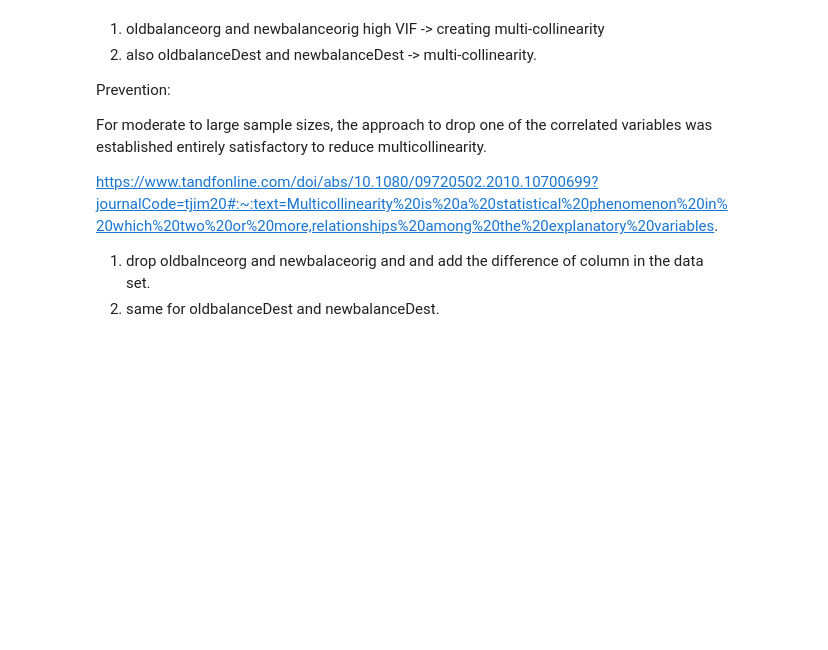
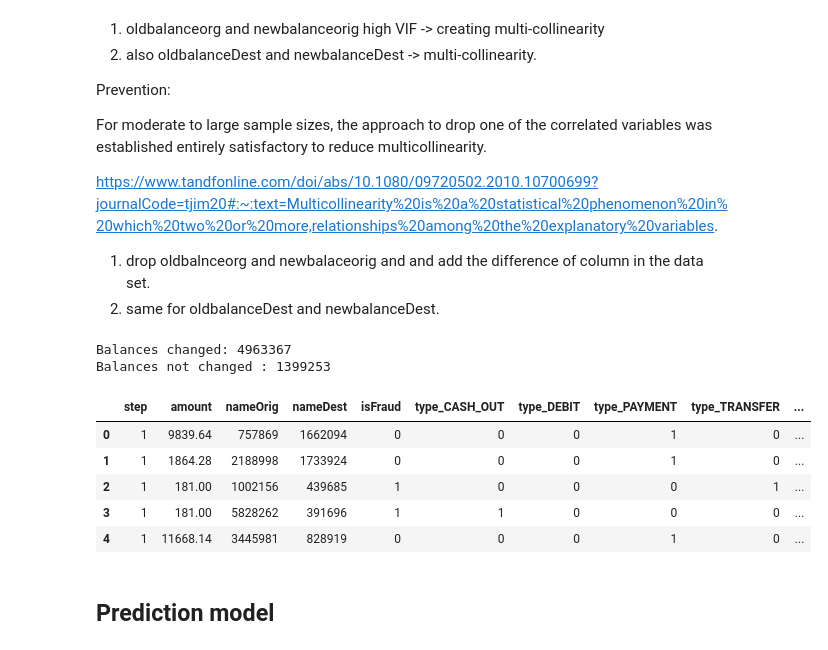
Before and after one commit to TitoTamburini/FDS_Final_Project, a Jupyter notebook: main_last_FDS.ipynb, the cells around one changed output. Cells and saved outputs as stored; diff of their text form; code cells hidden in the pictures; blank space fills up the shorter version.

```diff
--- a/main_last_FDS.ipynb
+++ b/main_last_FDS.ipynb
@@ -289,3 +360,46 @@ https://www.tandfonline.com/doi/abs/10.1080/09720502.2010.10700699?journalCode=t
 
 1. drop oldbalnceorg and newbalaceorig and and add the difference of column in the data set.
 2. same for oldbalanceDest and newbalanceDest.
+# %%
+old_balance=data["oldbalanceOrg"]  # initial balance before the transaction
+new_balance=data["newbalanceOrig"] # new balance after the transaction
+bal_change=[] #if balace decrease: 1 else 0
+for i in range(len(old_balance)):
+  diff=new_balance[i]-old_balance[i]
+  if diff>0:
+      bal_change.append(0)
+  else:
+      bal_change.append(1)
+# %%
+print("Balances changed: " + str(bal_change.count(1))+ "\n" + "Balances not changed : " + str(bal_change.count(0)))
+# %% [output]
+Balances changed: 4963367
+Balances not changed : 1399253
+# %%
+dest_old=data["oldbalanceDest"] # initial balance recipient before the transaction
+dest_new=data["newbalanceDest"] # new balance recipient after the transaction
+dest_bal_change=[]
+dest_bal=[]
+for i in range(len(dest_old)):
+    diff=dest_new[i]-dest_old[i]
+    if diff>0:
+        dest_bal_change.append(0)
+        dest_bal.append(abs(diff))
+    else:
+        dest_bal_change.append(1)
+        dest_bal.append(abs(diff))
+# %%
+data["source_bal_change"]=bal_change
+data["destination"]=dest_bal
+data["dest_bal_change"]=dest_bal_change
+# %%
+data.drop(["oldbalanceOrg","newbalanceOrig","oldbalanceDest","newbalanceDest","isFlaggedFraud"],axis=1,inplace=True)
+# %%
+data.head()
+# %% [output]
+|  | step | amount | nameOrig | nameDest | isFraud | type_CASH_OUT | type_DEBIT | type_PAYMENT | type_TRANSFER | ... |
+| 0 | 1 | 9839.64 | 757869 | 1662094 | 0 | 0 | 0 | 1 | 0 | ... |
+| 1 | 1 | 1864.28 | 2188998 | 1733924 | 0 | 0 | 0 | 1 | 0 | ... |
+| 2 | 1 | 181.00 | 1002156 | 439685 | 1 | 0 | 0 | 0 | 1 | ... |
+| 3 | 1 | 181.00 | 5828262 | 391696 | 1 | 1 | 0 | 0 | 0 | ... |
+| 4 | 1 | 11668.14 | 3445981 | 828919 | 0 | 0 | 0 | 1 | 0 | ... |
@@ -291,0 +417,2 @@ https://www.tandfonline.com/doi/abs/10.1080/09720502.2010.10700699?journalCode=t
+# %% [markdown]
+## Prediction model
```
Also changed, not shown: parts of 20 cells of this notebook.
